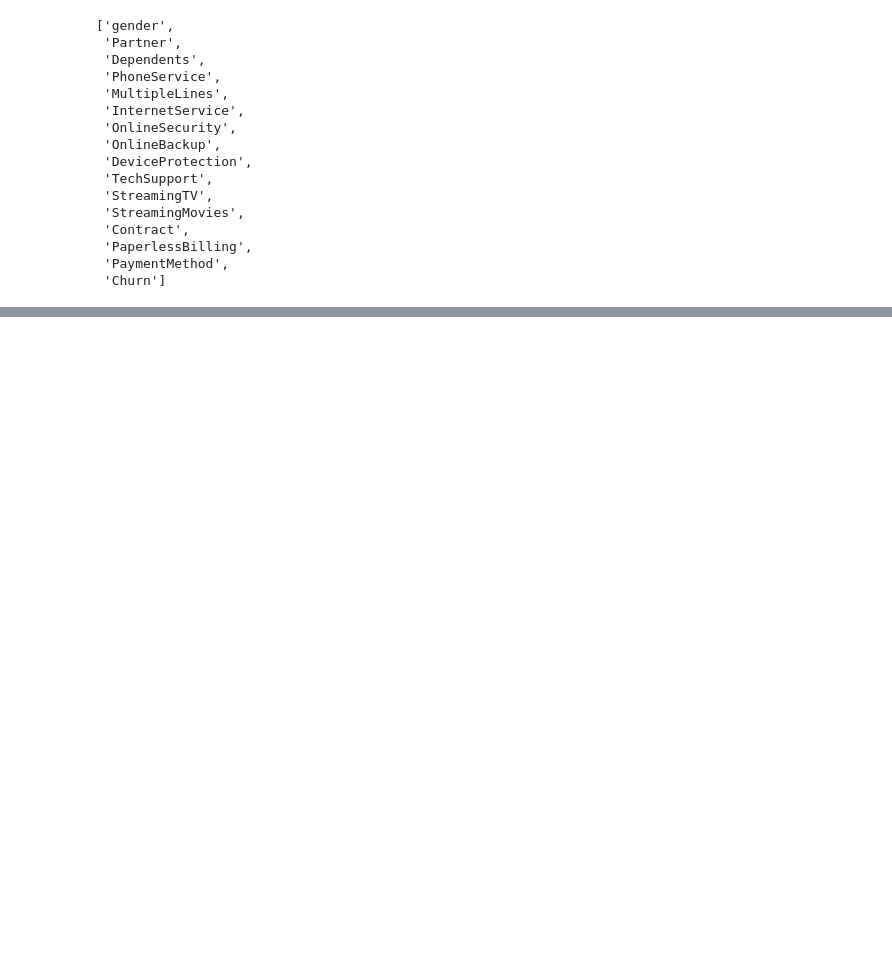
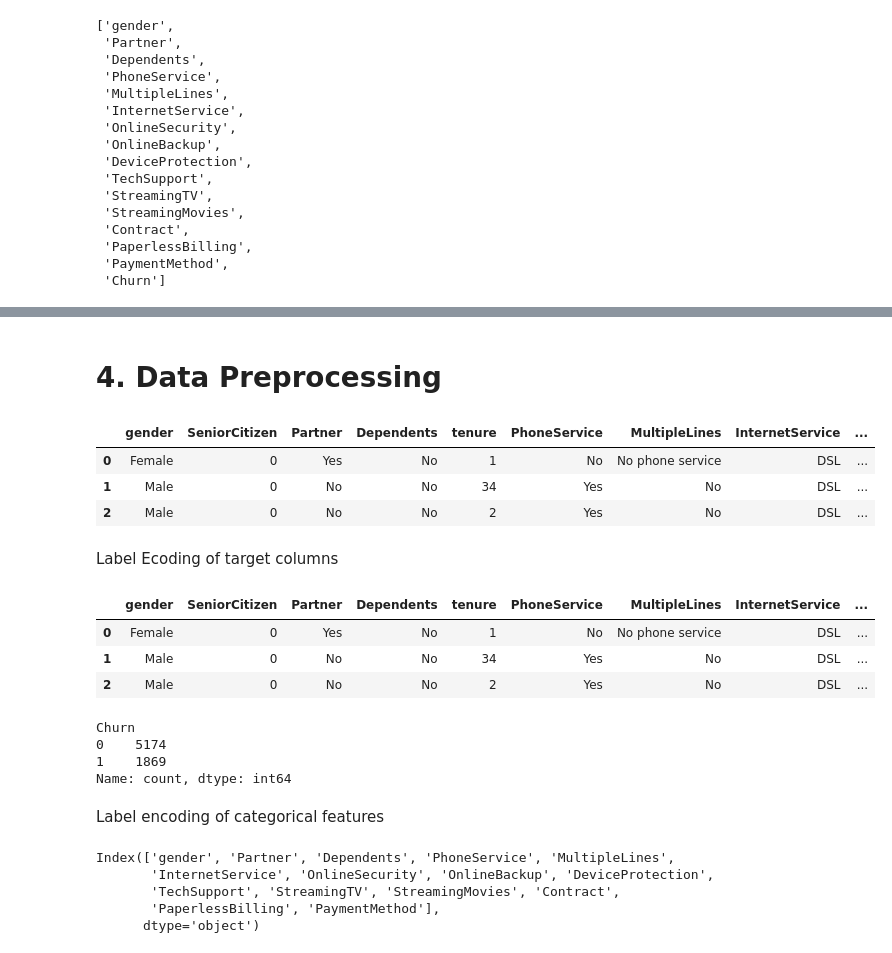
Before and after one commit to NgocAnhNguyen-0601/Customer-Churn, a Jupyter notebook: Customer_Churn_Forecast.ipynb, the cells around one changed output, grey strips where cells are left out. Cells and saved outputs as stored; diff of their text form; code cells hidden in the pictures; blank space fills up the shorter version.

```diff
--- a/Customer_Churn_Forecast.ipynb
+++ b/Customer_Churn_Forecast.ipynb
@@ -409 +409,12 @@ for col in object_cols:
 ... (5 outputs left out)
+# %% [markdown]
+# 4. Data Preprocessing
+# %%
+df.head(3)
+# %% [output]
+|  | gender | SeniorCitizen | Partner | Dependents | tenure | PhoneService | MultipleLines | InternetService | ... |
+| 0 | Female | 0 | Yes | No | 1 | No | No phone service | DSL | ... |
+| 1 | Male | 0 | No | No | 34 | Yes | No | DSL | ... |
+| 2 | Male | 0 | No | No | 2 | Yes | No | DSL | ... |
+# %% [markdown]
+Label Ecoding of target columns
@@ -409,0 +423,16 @@ for col in object_cols:
+# %%
+df.head(3)
+# %% [output]
+|  | gender | SeniorCitizen | Partner | Dependents | tenure | PhoneService | MultipleLines | InternetService | ... |
+| 0 | Female | 0 | Yes | No | 1 | No | No phone service | DSL | ... |
+| 1 | Male | 0 | No | No | 34 | Yes | No | DSL | ... |
+| 2 | Male | 0 | No | No | 2 | Yes | No | DSL | ... |
+# %%
+print(df["Churn"].value_counts())
+# %% [output]
+Churn
+0    5174
+1    1869
+Name: count, dtype: int64
+# %% [markdown]
+Label encoding of categorical features
@@ -409,0 +442,8 @@ for col in object_cols:
+# %%
+print(object_columns)
+# %% [output]
+Index(['gender', 'Partner', 'Dependents', 'PhoneService', 'MultipleLines',
+       'InternetService', 'OnlineSecurity', 'OnlineBackup', 'DeviceProtection',
+       'TechSupport', 'StreamingTV', 'StreamingMovies', 'Contract',
+       'PaperlessBilling', 'PaymentMethod'],
+      dtype='object')
```
Also changed, not shown: parts of 12 cells of this notebook.
